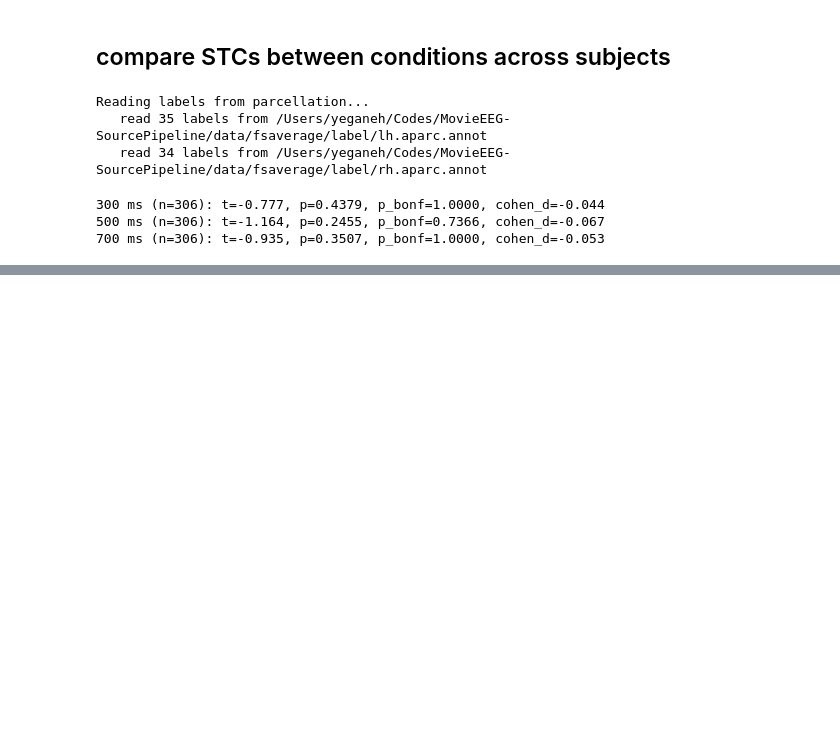
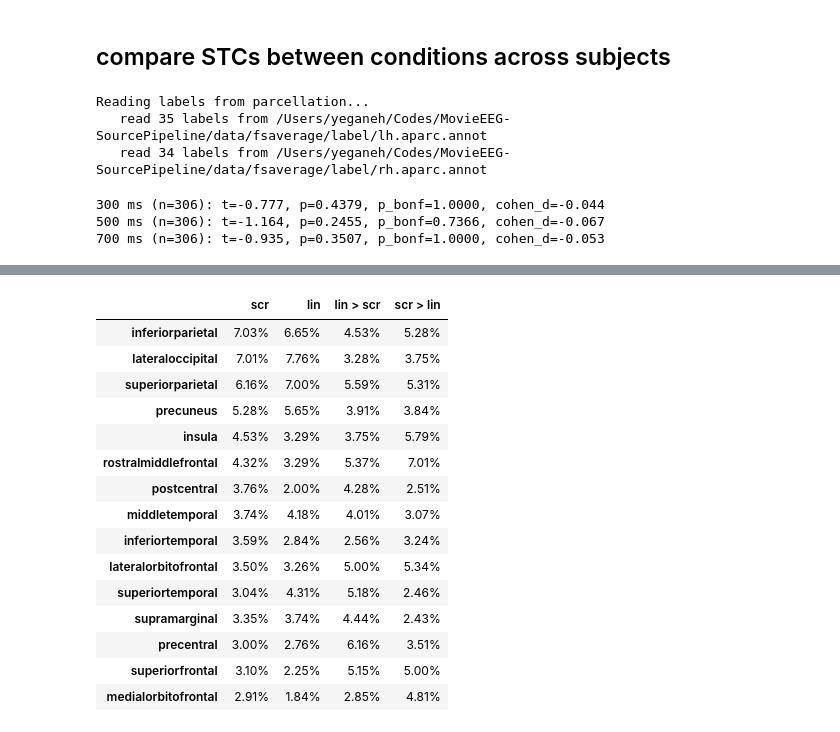
Before and after one commit to Yeganehfrh/MovieEEG-SourcePipeline, a Jupyter notebook: notebooks/Visualization.ipynb, the cells around one changed output, grey strips where cells are left out. Cells and saved outputs as stored; diff of their text form; code cells hidden in the pictures; blank space fills up the shorter version.

```diff
--- a/notebooks/Visualization.ipynb
+++ b/notebooks/Visualization.ipynb
@@ -363,0 +476,17 @@ for r in results:
+# %%
+diff = mag_scr - mag_lin  # (5124,)
+
+top_idx_lin = np.argsort(mag_lin, axis=1)[:, -top_k:]  # (34, top_k)
+top_idx_scr = np.argsort(mag_scr, axis=1)[:, -top_k:]
+
+top_pos_idx = np.argsort(diff, axis=1)[:, -top_k:]
+top_neg_idx = np.argsort(diff, axis=1)[:, :top_k]
+# %%
+pos_counts = count_labels(top_pos_idx)
+neg_counts = count_labels(top_neg_idx)
+
+print("Scrambled > Linear top regions:")
+print(pos_counts.most_common(10))
+
+print("Linear > Scrambled top regions:")
+print(neg_counts.most_common(10))
@@ -363,0 +601,63 @@ for r in results:
+# %%
+# Top-10 regional percentage table (% of all top vertices)
+def clean_region_name(label):
+    name = label
+    for token in ["-lh", "-rh", "_lh", "_rh"]:
+        name = name.replace(token, "")
+    return name
+
+def label_percent_of_all_top_vertices(label_counts, drop_unknown=True):
+    total_all = sum(label_counts.values())
+    collapsed = {}
+
+    for label, count in label_counts.items():
+        if drop_unknown and label.lower().startswith("unknown"):
+            continue
+
+        region = clean_region_name(label)
+        collapsed[region] = collapsed.get(region, 0) + count
+
+    return {k: 100 * v / total_all for k, v in collapsed.items()}
+
+def top_n_labels(percent_dict, n=10):
+    return [k for k, _ in sorted(percent_dict.items(), key=lambda x: x[1], reverse=True)[:n]]
+
+scr_region_pct = label_percent_of_all_top_vertices(counts_scr)
+lin_region_pct = label_percent_of_all_top_vertices(counts_lin)
+lin_gt_scr_region_pct = label_percent_of_all_top_vertices(neg_counts)
+scr_gt_lin_region_pct = label_percent_of_all_top_vertices(pos_counts)
+
+top10_scr = top_n_labels(scr_region_pct, 10)
+top10_lin = top_n_labels(lin_region_pct, 10)
+top10_lin_gt_scr = top_n_labels(lin_gt_scr_region_pct, 10)
+top10_scr_gt_lin = top_n_labels(scr_gt_lin_region_pct, 10)
+
+top10_union = list(dict.fromkeys(top10_scr + top10_lin + top10_lin_gt_scr + top10_scr_gt_lin))
+
+top10_region_report_df = pd.DataFrame(index=top10_union)
+top10_region_report_df["scr"] = [scr_region_pct.get(r, 0.0) for r in top10_union]
+top10_region_report_df["lin"] = [lin_region_pct.get(r, 0.0) for r in top10_union]
+top10_region_report_df["lin > scr"] = [lin_gt_scr_region_pct.get(r, 0.0) for r in top10_union]
+top10_region_report_df["scr > lin"] = [scr_gt_lin_region_pct.get(r, 0.0) for r in top10_union]
+
+for col in top10_region_report_df.columns:
+    top10_region_report_df[col] = top10_region_report_df[col].apply(lambda x: f"{x:.2f}%")
+
+top10_region_report_df
+# %% [output]
+|  | scr | lin | lin > scr | scr > lin |
+| inferiorparietal | 7.03% | 6.65% | 4.53% | 5.28% |
+| lateraloccipital | 7.01% | 7.76% | 3.28% | 3.75% |
+| superiorparietal | 6.16% | 7.00% | 5.59% | 5.31% |
+| precuneus | 5.28% | 5.65% | 3.91% | 3.84% |
+| insula | 4.53% | 3.29% | 3.75% | 5.79% |
+| rostralmiddlefrontal | 4.32% | 3.29% | 5.37% | 7.01% |
+| postcentral | 3.76% | 2.00% | 4.28% | 2.51% |
+| middletemporal | 3.74% | 4.18% | 4.01% | 3.07% |
+| inferiortemporal | 3.59% | 2.84% | 2.56% | 3.24% |
+| lateralorbitofrontal | 3.50% | 3.26% | 5.00% | 5.34% |
+| superiortemporal | 3.04% | 4.31% | 5.18% | 2.46% |
+| supramarginal | 3.35% | 3.74% | 4.44% | 2.43% |
+| precentral | 3.00% | 2.76% | 6.16% | 3.51% |
+| superiorfrontal | 3.10% | 2.25% | 5.15% | 5.00% |
+| medialorbitofrontal | 2.91% | 1.84% | 2.85% | 4.81% |
```
Also changed, not shown: parts of 15 cells of this notebook.
